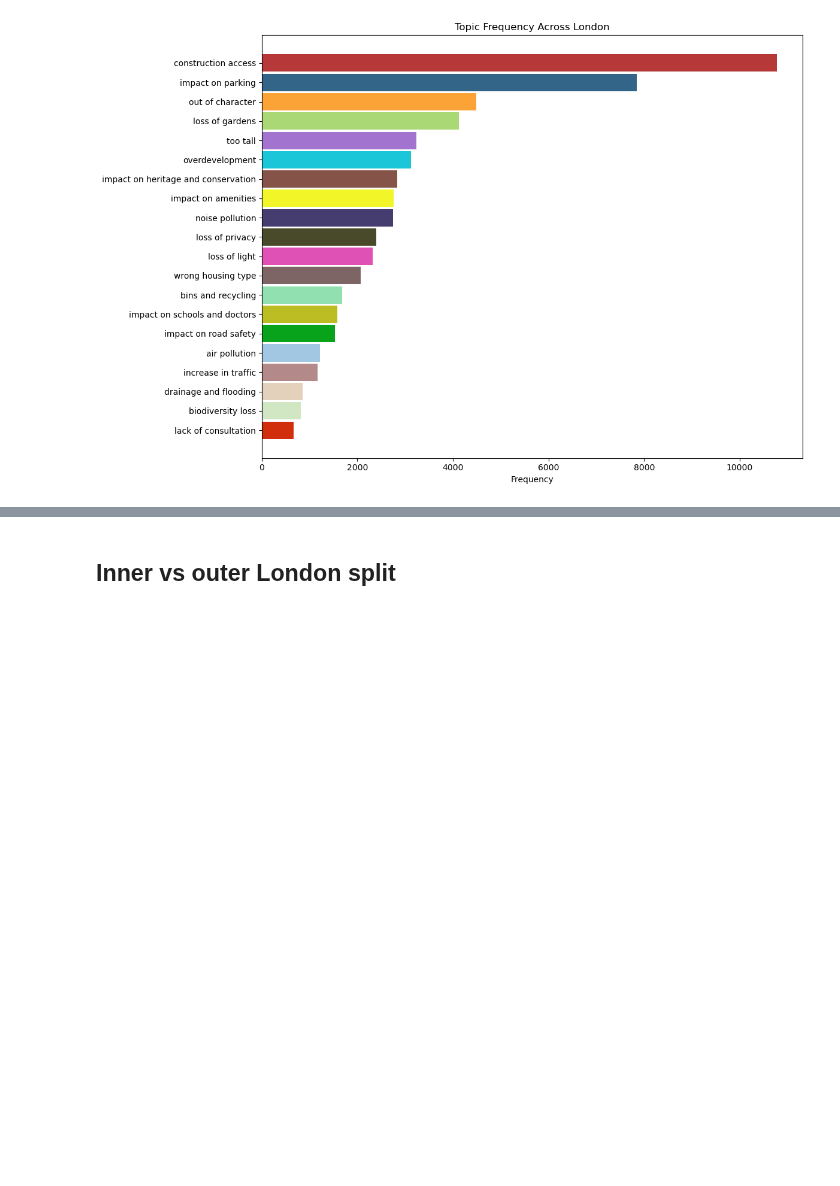
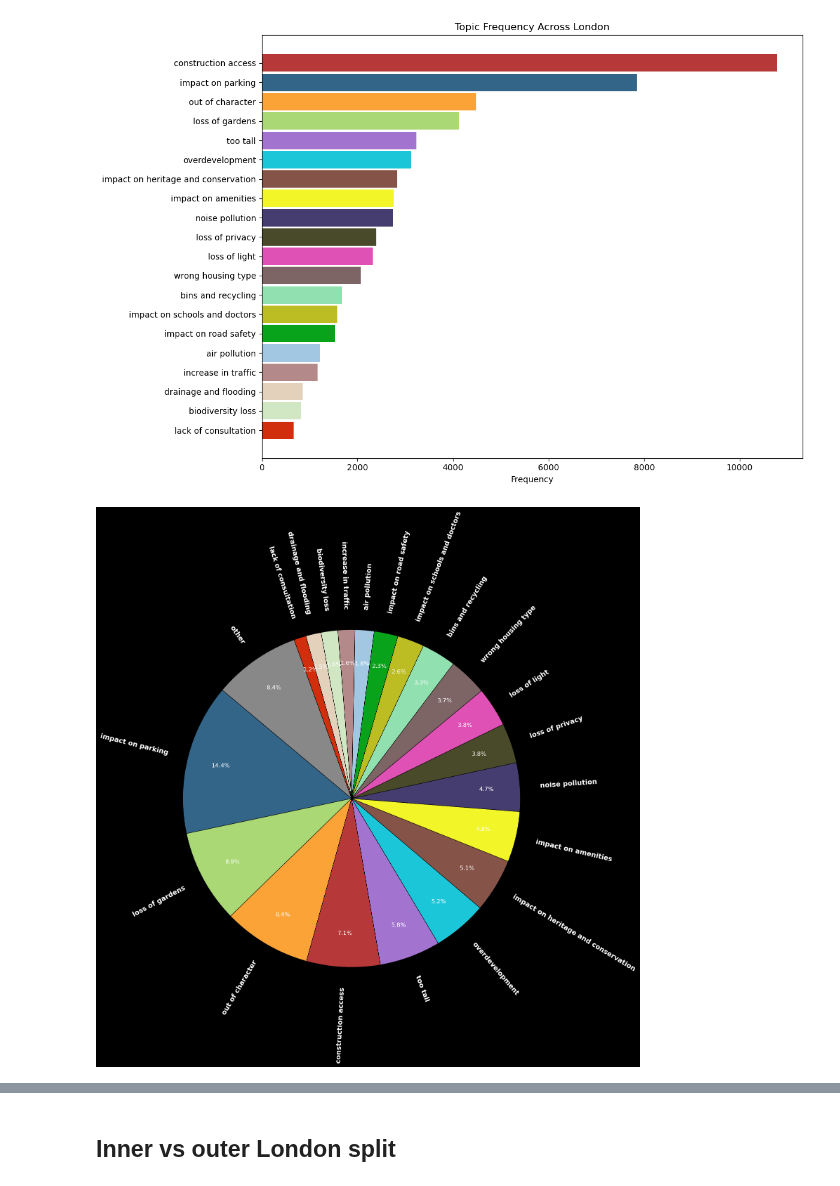
Before and after one commit to Bea-Taylor/nimby_nlp, a Jupyter notebook: notebooks/02_topic_analysis.ipynb, the cells around one changed output, grey strips where cells are left out. Saved outputs shown, nothing was run; the diff lists cells and outputs as text; code cells hidden in the pictures; blank space fills up the shorter version.

```diff
--- a/notebooks/02_topic_analysis.ipynb
+++ b/notebooks/02_topic_analysis.ipynb
@@ -66,12 +81,8 @@ plt.show()
 # %% [output]
 [figure]
 # %%
-
-# Load topic names and counts directly from local model output (no DB needed)
-_all = topic_names
-
-_top = _all.head(20).copy()
-_other_count = _all.iloc[20:]["Count"].sum()
+_top = topic_names.head(20).copy()
+_other_count = topic_names.iloc[20:]["Count"].sum()
 _other = pd.DataFrame([{"topic_group": "other", "Count": _other_count, "color": "#888888"}])
 _pie_df = pd.concat([_top, _other], ignore_index=True)
 
@@ -81,36 +92,35 @@ ax.set_facecolor("black")
 wedges, texts, autotexts = ax.pie(
     _pie_df["Count"],
     labels=_pie_df["topic_group"],
     colors=_pie_df["color"],
     autopct="%1.1f%%",
     startangle=140,
     pctdistance=0.80,
     labeldistance=1.12,
     wedgeprops={"linewidth": 0.8, "edgecolor": "black"},
 )
 
-# Rotate each label radially so it fans out from the pie centre
 for text, wedge in zip(texts, wedges):
     mid_angle = (wedge.theta1 + wedge.theta2) / 2
     x, _ = text.get_position()
-    if x >= 0:                                               # right-hand side
+    if x >= 0:
         text.set_rotation(mid_angle)
         text.set_ha("left")
-    else:                                                    # left-hand side — flip so text reads outward
+    else:
         text.set_rotation(mid_angle + 180)
         text.set_ha("right")
     text.set_rotation_mode("anchor")
     text.set_color("white")
     text.set_fontsize(14)
     text.set_fontweight("bold")
 
 for autotext in autotexts:
     autotext.set_color("white")
     autotext.set_fontsize(12)
 
-# ax.set_title("Topic Frequency Across London", color="white", fontsize=20, fontweight="bold", pad=20)
-
 plt.tight_layout()
 plt.savefig(FIGURES_DIR / "topic_frequency_pie.png", dpi=150, bbox_inches="tight", facecolor="black")
 plt.show()
+# %% [output]
+[figure, added]
 # %%
```
Also changed, not shown: parts of 4 cells of this notebook, 13 other files.
